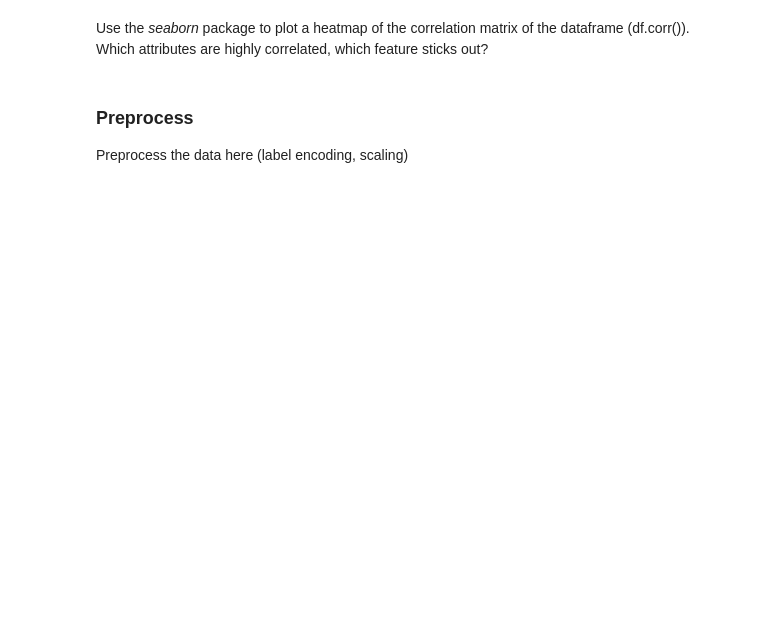
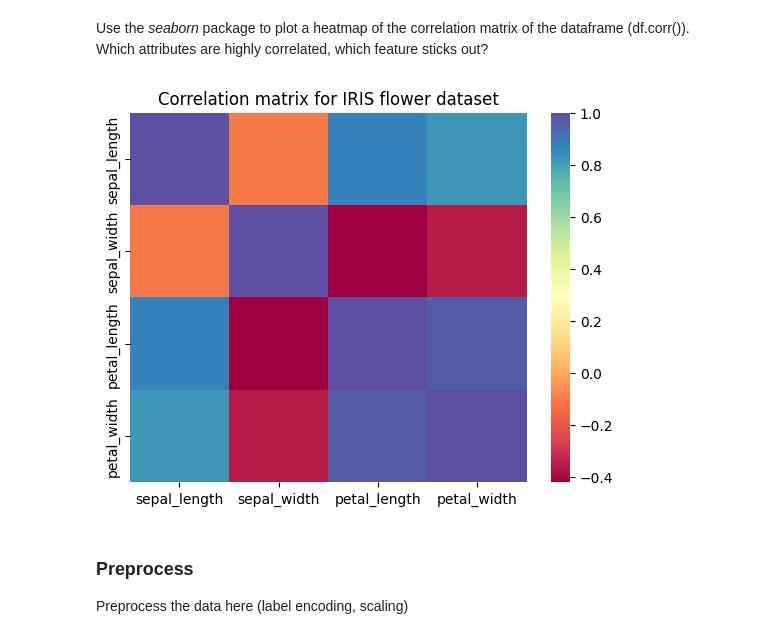
Before and after one commit to DataScienceLabFHSWF/MachineLearningCourse, a Jupyter notebook: solutions/05/05_pca_sol.ipynb, the cells around one changed output. Drawn from its saved outputs; the diff is of its cells as text; code cells hidden in the pictures; blank space fills up the shorter version.

```diff
--- a/solutions/05/05_pca_sol.ipynb
+++ b/solutions/05/05_pca_sol.ipynb
@@ -188,6 +256,10 @@ from sklearn import preprocessing
 import seaborn as sns
 import matplotlib.pyplot as plt
 
-df = pd.read_csv("IRIS.csv")
+df = pd.read_csv("../../data/05/IRIS.csv")
 
 df.tail()
+
+df2 = df.drop("species", axis=1)
+
+df2
@@ -221,9 +312,11 @@ plt.show()
 # %% [markdown]
 Use the _seaborn_ package to plot a heatmap of the correlation matrix of the dataframe (df.corr()). Which attributes are highly correlated, which feature sticks out?
 # %%
-sns.heatmap(df.corr(),cmap=sns.color_palette("Spectral", as_cmap=True))
+sns.heatmap(df2.corr(),cmap=sns.color_palette("Spectral", as_cmap=True))
 plt.title("Correlation matrix for IRIS flower dataset")
 plt.show()
+# %% [output]
+[figure, added]
 # %% [markdown]
 ### Preprocess
 Preprocess the data here (label encoding, scaling)
```
Also changed, not shown: parts of 23 cells of this notebook, 2 other files.
